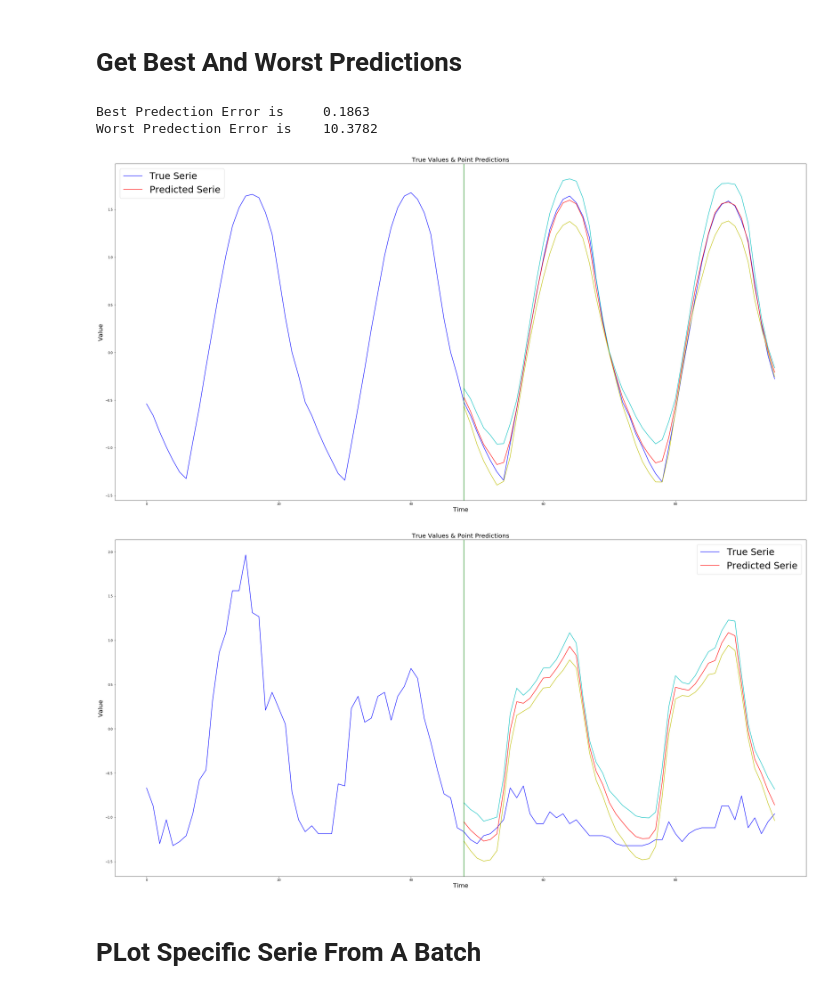
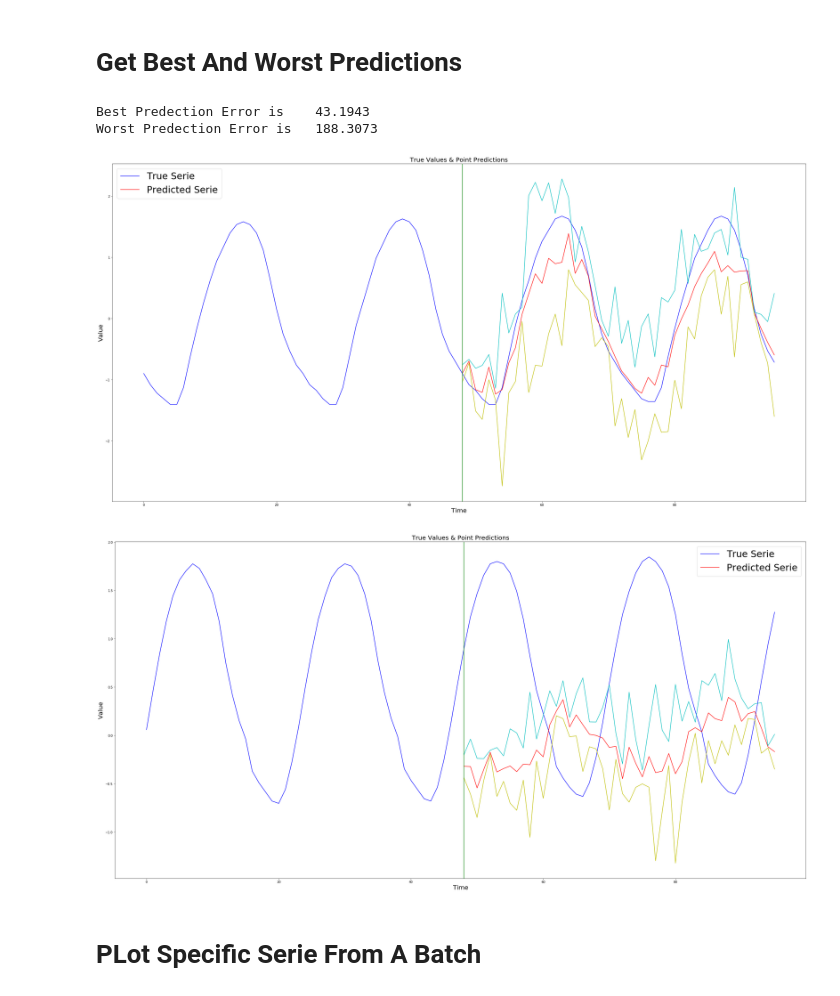
Before and after one commit to yamen23ali/m4-lstm, a Jupyter notebook: notebooks/Training and Evaluation ( KL Divergance).ipynb, the cells around one changed output. Cells and saved outputs as stored; diff of their text form; code cells hidden in the pictures.

```diff
--- a/notebooks/Training and Evaluation ( KL Divergance).ipynb
+++ b/notebooks/Training and Evaluation ( KL Divergance).ipynb
@@ -24,7 +25,7 @@ Using TensorFlow backend.
 # %% [markdown]
 # Load Data
 # %%
-EPOCHS = 50
+EPOCHS = 1
 BATCH_SIZE = 50
 LOOKBACK = 48
 HORIZON = 48
@@ -83,10 +59,7 @@ model = M4Model(hidden_layer_size=HIDDEN_LAYER_SIZE, batch_size=BATCH_SIZE, look
                 output_size=OUTPUT_SIZE, learning_rate=0.001, loss = LOSS,
                 dropout_ratio = 0.5, features_number = FEATURES_NUMBER, callbacks = [], pi_params=PI_PARAMS)
 # %%
-model = M4Model()
-model.load( '../models/with_kl_pi_params/3-LSTM/22')
-model.compile()
-model.train(training_data_generator, test_data_generator, epochs=100)
+model.train(training_data_generator, test_data_generator, epochs=EPOCHS)
 
 hist = model.evaluate(validation_data_generator)
 print(hist)
@@ -118,23 +78,23 @@ Saved model files to disk under../models/with_kl_pi_params/3-LSTM/23
 # %% [markdown]
 # Get Best And Worst Predictions
 # %%
-#model = M4Model()
-#model.load('../models/with_kl_pi_params/3-LSTM/10')
-#print(hp)
+X, Y, Ypredictions, error =  sort_by_prediction_error(model,test_x, test_y, smape)
 
-x, y, prediction, error =  sort_by_prediction_error(model,test_x, test_y, mase)
+if FEATURES_NUMBER == 1:
+    X = X[:,:, np.newaxis]
 
 print(f'Best Predection Error is {error[0]:10.4f}')
-print(f'Worst Predection Error is {error[x.shape[0]-1]:10.4f}')
+print(f'Worst Predection Error is {error[X.shape[0]-1]:10.4f}')
 
-lower_bound = prediction[:,:48] - tf.abs(prediction[:,-48:])
-upper_bound = prediction[:,:48] + tf.abs(prediction[:,-48:])
-plot_serie_with_bounds(x[:,:LOOKBACK,0], y[:,:48], prediction[:,:48], lower_bound, upper_bound, serie_indx=0)
-plot_serie_with_bounds(x[:,:LOOKBACK,0], y[:,:48], prediction[:,:48], lower_bound, upper_bound, serie_indx=x.shape[0]-1)
+lower_bound = Ypredictions[:,:48] - 2*tf.abs(Ypredictions[:,-48:])
+upper_bound = Ypredictions[:,:48] + 2*tf.abs(Ypredictions[:,-48:])
+
+plot_serie_with_bounds(X[:,:,0], Y[:,:HORIZON], Ypredictions[:,:HORIZON], lower_bound, upper_bound, serie_indx=0)
+plot_serie_with_bounds(X[:,:,0], Y[:,:HORIZON], Ypredictions[:,:HORIZON], lower_bound, upper_bound, serie_indx=X.shape[0]-1)
 # %% [output]
-Best Predection Error is     0.1863
-Worst Predection Error is    10.3782
+Best Predection Error is    43.1943
+Worst Predection Error is   188.3073
-[figure, old version]
+[figure, new version]
-[figure, old version]
+[figure, new version]
 # %% [markdown]
 # PLot Specific Serie From A Batch
```
Also changed, not shown: parts of 10 cells of this notebook, 43 other files.
